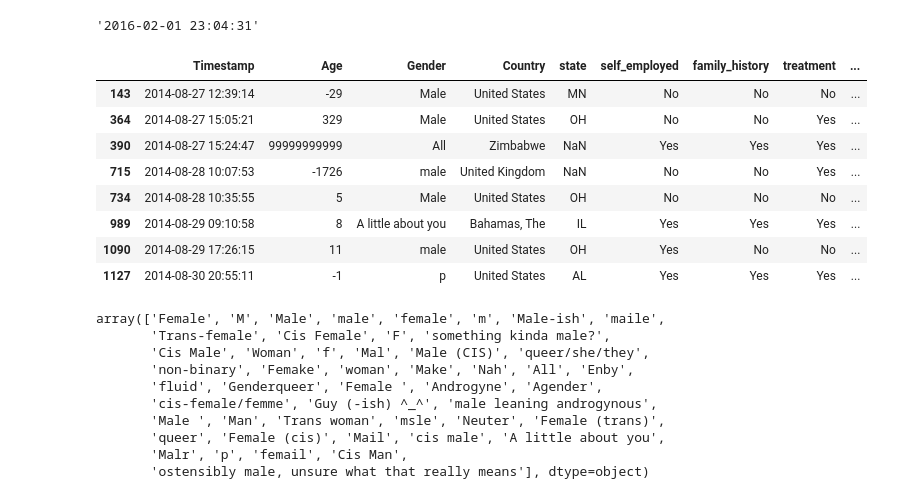
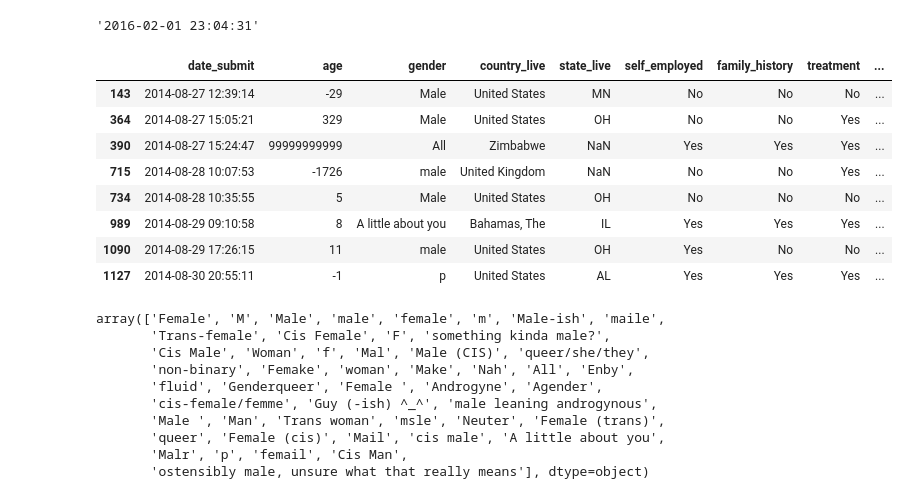
Before and after one commit to phuongho43/cogs108-mental_health, a Jupyter notebook: FinalProject.ipynb, the cells around one changed output. Saved outputs shown, nothing was run; the diff lists cells and outputs as text; code cells hidden in the pictures.

```diff
--- a/FinalProject.ipynb
+++ b/FinalProject.ipynb
@@ -94,3 +103,12 @@ mental14_df.shape
+# %%
+mental14_relabels = [
+    'date_submit', 'age', 'gender', 'country_live', 'state_live', 'self_employed', 'family_history', 'treatment',
+    'interfere_untreated', 'num_employees', 'remote', 'tech_comp', 'benefits', 'care_options', 'wellness_program',
+    'emp_help', 'anon', 'med_leave', 'ment_conseq', 'phys_conseq', 'coworkers', 'supervisors', 'ment_interv',
+    'phys_interv', 'ment_vs_phys', 'obs_conseq', 'comments'
+]
+# %%
+mental14_df.columns = mental14_relabels
 # %%
 mental14_df.head()
 # %% [output]
@@ -166,9 +184,9 @@ mental14_df.Timestamp.max()
 # %% [output]
 '2016-02-01 23:04:31'
 # %%
-mental14_df.loc[(mental14_df.Age > 80) | (mental14_df.Age < 18)]
+mental14_df.loc[(mental14_df.age > 80) | (mental14_df.age < 18)]
 # %% [output]
-|  | Timestamp | Age | Gender | Country | state | self_employed | family_history | treatment | ... |
+|  | date_submit | age | gender | country_live | state_live | self_employed | family_history | treatment | ... |
 | 143 | 2014-08-27 12:39:14 | -29 | Male | United States | MN | No | No | No | ... |
 | 364 | 2014-08-27 15:05:21 | 329 | Male | United States | OH | No | No | Yes | ... |
 | 390 | 2014-08-27 15:24:47 | 99999999999 | All | Zimbabwe | NaN | Yes | Yes | Yes | ... |
```
Also changed, not shown: parts of 46 cells of this notebook.
